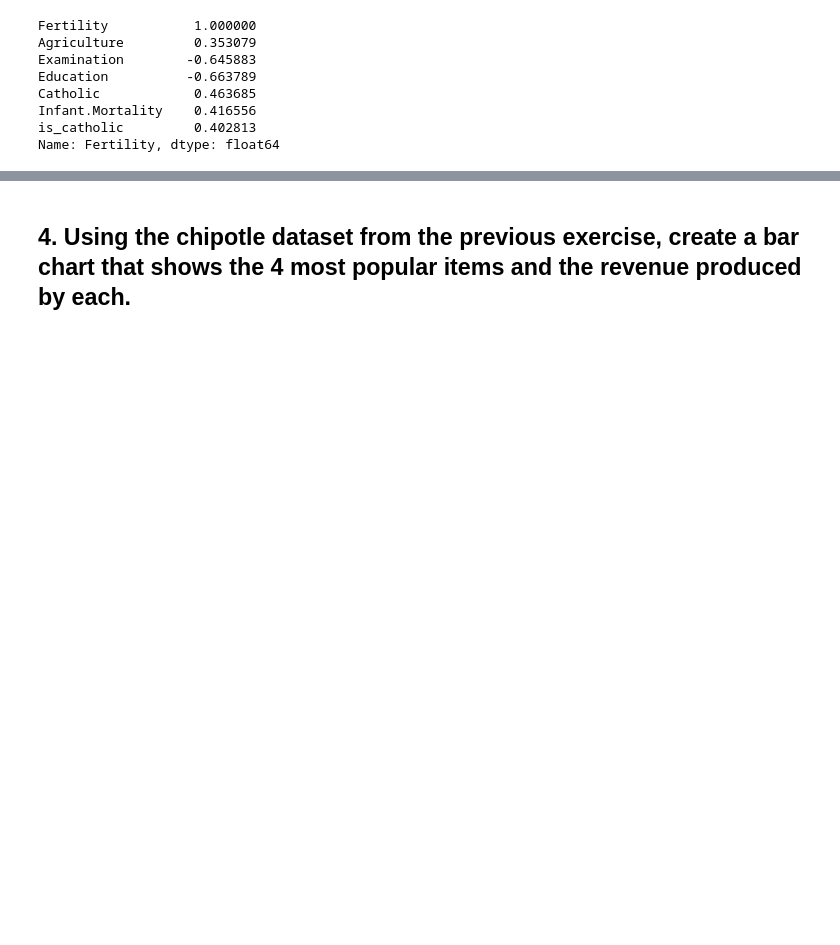
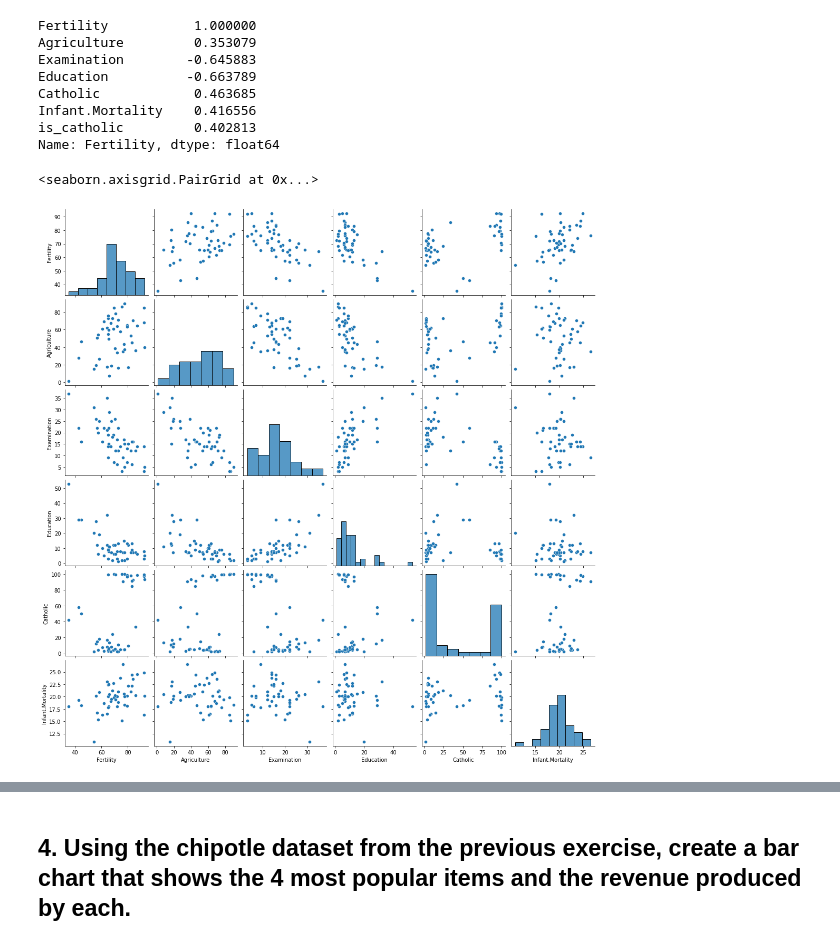
Before and after one commit to kanieladenis/numpy-pandas-visualization-exercises, a Jupyter notebook: seaborn_exercises.ipynb, the cells around one changed output, grey strips where cells are left out. Cells and saved outputs as stored; diff of their text form; code cells hidden in the pictures; blank space fills up the shorter version.

```diff
--- a/seaborn_exercises.ipynb
+++ b/seaborn_exercises.ipynb
@@ -244,3 +302,8 @@ Catholic            0.463685
 Infant.Mortality    0.416556
 is_catholic         0.402813
 Name: Fertility, dtype: float64
+# %%
+sns.pairplot(data = swiss.iloc[:, :-1])
+# %% [output]
+<seaborn.axisgrid.PairGrid at 0x...>
+[figure, added]
```
Also changed, not shown: parts of 15 cells of this notebook.
